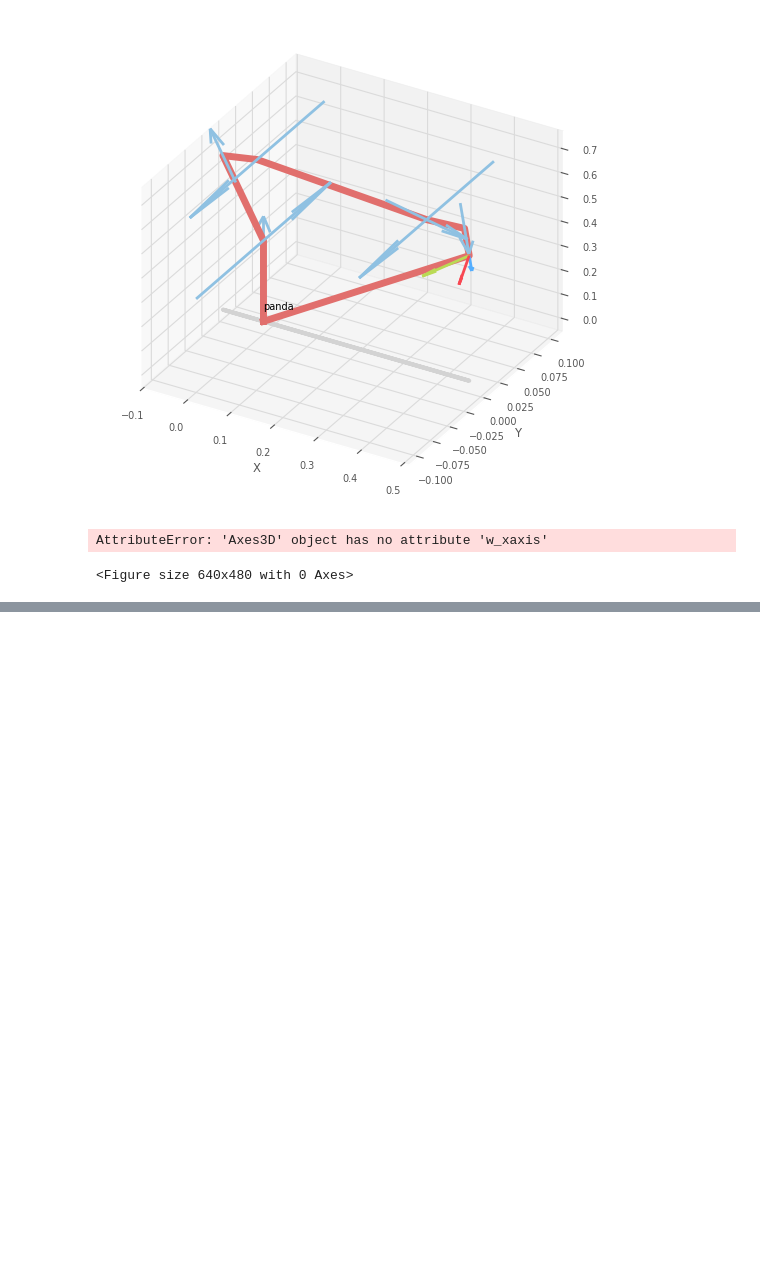
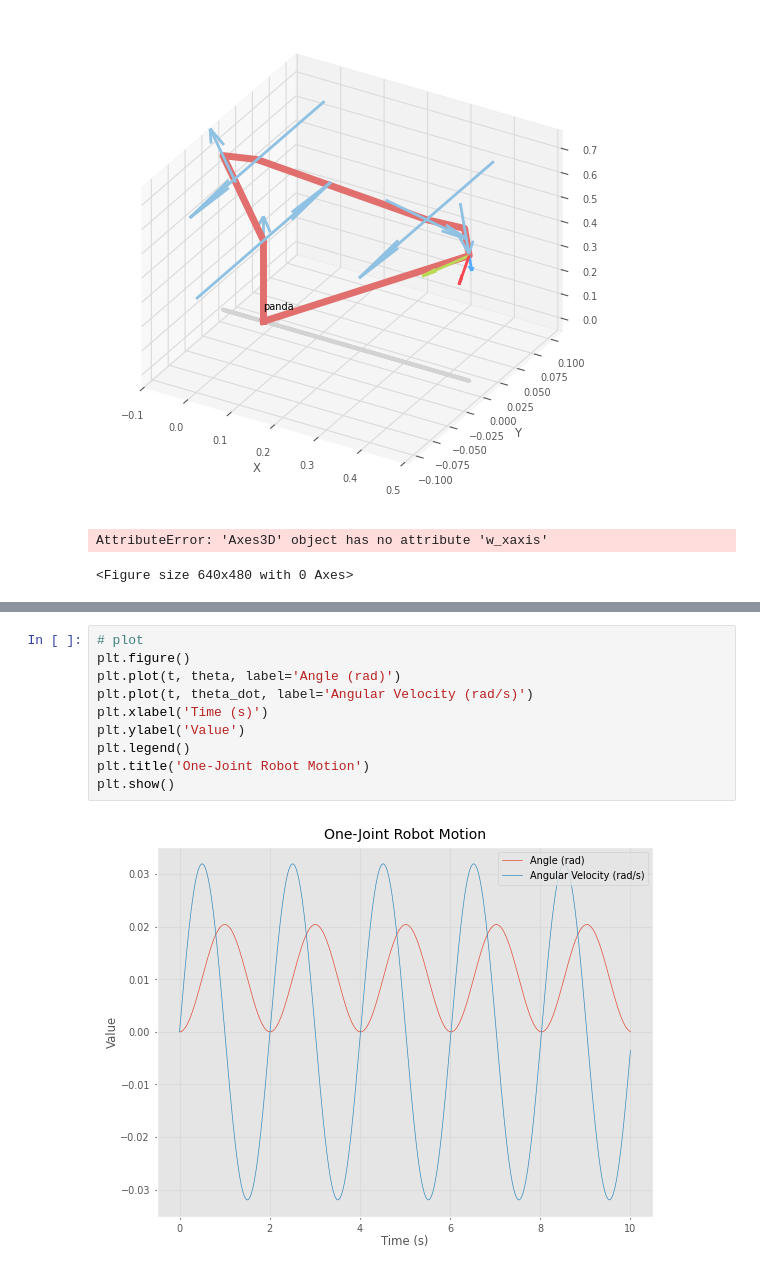
Before and after one commit to dkoh2018/robotics, a Jupyter notebook: robotic_eularlangrange.ipynb, the cells around one changed output, grey strips where cells are left out. Saved outputs shown, nothing was run; the diff lists cells and outputs as text; blank space fills up the shorter version.

```diff
--- a/robotic_eularlangrange.ipynb
+++ b/robotic_eularlangrange.ipynb
@@ -78,0 +183,12 @@ while not arrived:
+# %%
+# plot
+plt.figure()
+plt.plot(t, theta, label='Angle (rad)')
+plt.plot(t, theta_dot, label='Angular Velocity (rad/s)')
+plt.xlabel('Time (s)')
+plt.ylabel('Value')
+plt.legend()
+plt.title('One-Joint Robot Motion')
+plt.show()
+# %% [output]
+[figure, added]
```
Also changed, not shown: parts of 7 cells of this notebook, 2 other files.
